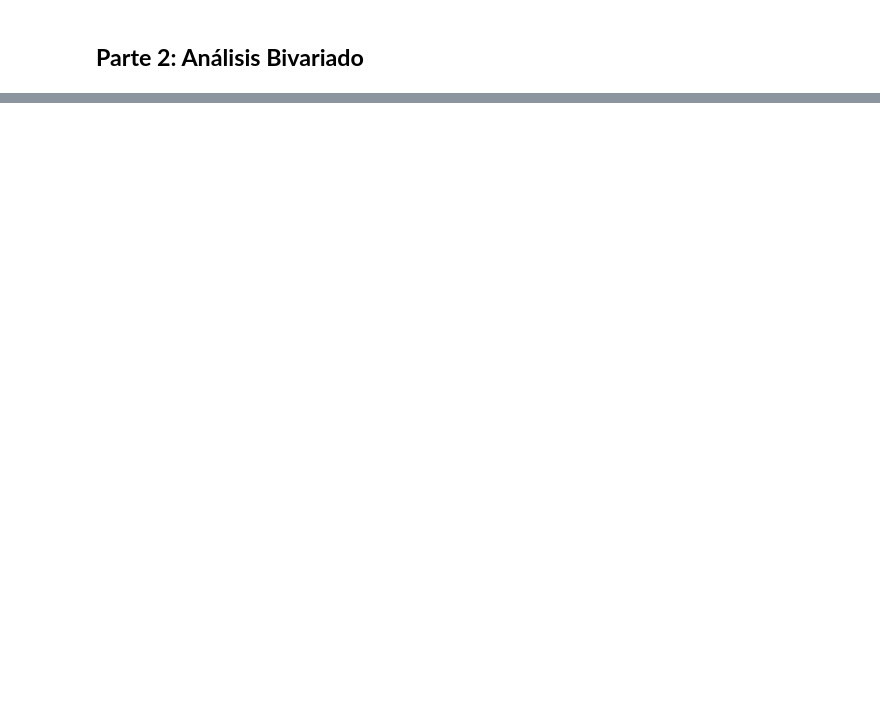
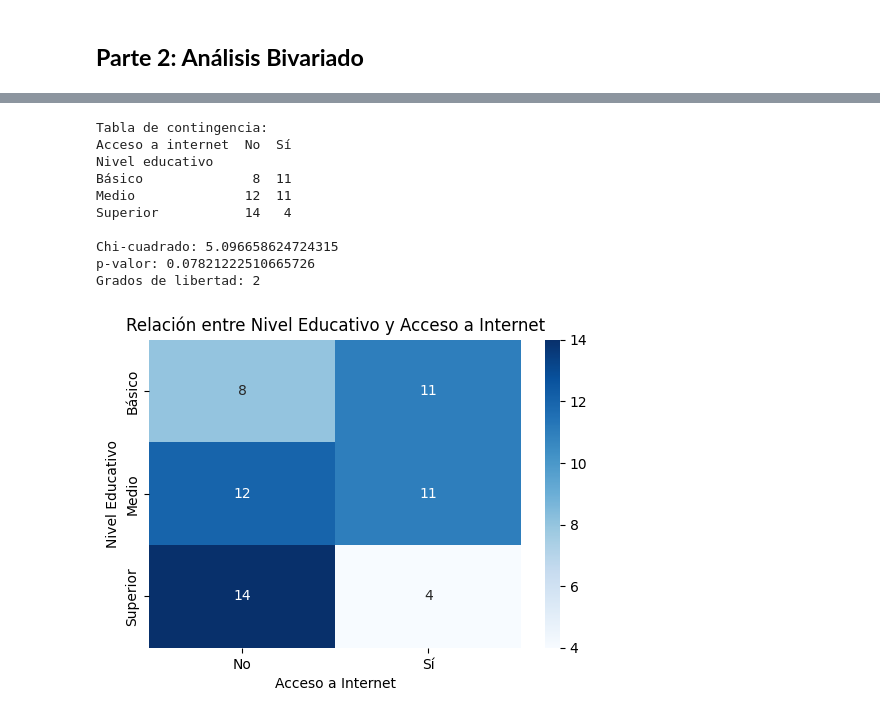
Before and after one commit to JulianCarvajal/BeatAnalytics, a Jupyter notebook: sesiones_practicas/sp_2_natalia_bernal_julian_carvajal.ipynb, the cells around one changed output, grey strips where cells are left out. Cells and saved outputs as stored; diff of their text form; code cells hidden in the pictures; blank space fills up the shorter version.

```diff
--- a/sesiones_practicas/sp_2_natalia_bernal_julian_carvajal.ipynb
+++ b/sesiones_practicas/sp_2_natalia_bernal_julian_carvajal.ipynb
@@ -309,3 +389,59 @@ En esta parte, analiza si existe **asociación estadística** entre dos variable
 6. Interpreta el resultado.
 
 ![image.png](embedded-picture-1)
+# %%
+import numpy as np
+import pandas as pd
+import seaborn as sns
+import matplotlib.pyplot as plt
+from scipy.stats import chi2_contingency
+
+# Semilla con los últimos 6 dígitos de la cédula
+semilla = 419475
+np.random.seed(semilla)
+
+# Simular muestra de 60 personas
+niveles = ["Básico", "Medio", "Superior"]
+internet = ["Sí", "No"]
+
+nivel_educativo = np.random.choice(niveles, 60)
+acceso_internet = np.random.choice(internet, 60)
+
+df = pd.DataFrame({
+    "Nivel educativo": nivel_educativo,
+    "Acceso a internet": acceso_internet
+})
+
+# Tabla de contingencia
+tabla = pd.crosstab(df["Nivel educativo"], df["Acceso a internet"])
+print("Tabla de contingencia:")
+print(tabla)
+
+# Prueba Chi-cuadrado
+chi2, p, dof, expected = chi2_contingency(tabla)
+
+print("\nChi-cuadrado:", chi2)
+print("p-valor:", p)
+print("Grados de libertad:", dof)
+
+# Mapa de calor
+plt.figure(figsize=(6,4))
+sns.heatmap(tabla, annot=True, cmap="Blues", fmt="d")
+
+plt.title("Relación entre Nivel Educativo y Acceso a Internet")
+plt.xlabel("Acceso a Internet")
+plt.ylabel("Nivel Educativo")
+
+plt.show()
+# %% [output]
+Tabla de contingencia:
+Acceso a internet  No  Sí
+Nivel educativo
+Básico              8  11
+Medio              12  11
+Superior           14   4
+
+Chi-cuadrado: 5.096658624724315
+p-valor: 0.07821222510665726
+Grados de libertad: 2
+[figure, added]
```
Also changed, not shown: parts of 4 cells of this notebook.
